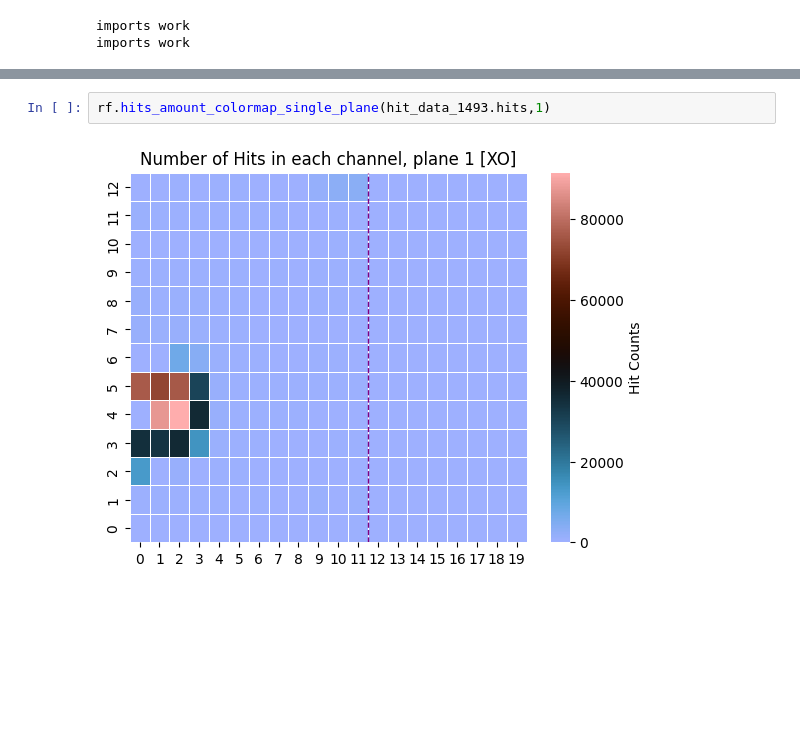
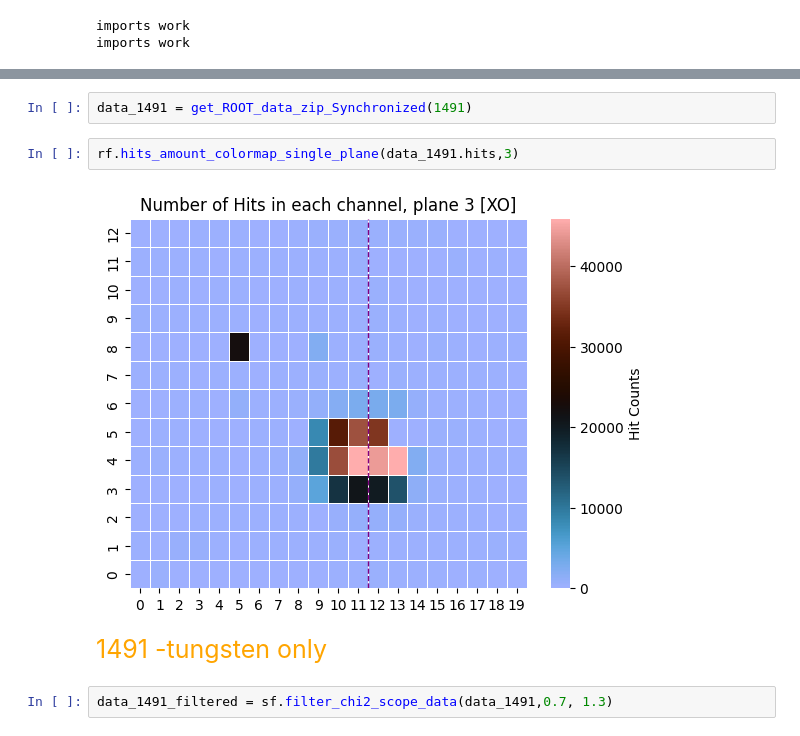
Before and after one commit to Ben-David-Ben/F-Cal-TB-Project, a Jupyter notebook: TB2025_Gap.ipynb, the cells around one changed output, grey strips where cells are left out. Drawn from its saved outputs; the diff is of its cells as text; blank space fills up the shorter version.

```diff
--- a/TB2025_Gap.ipynb
+++ b/TB2025_Gap.ipynb
@@ -22,4 +264,12 @@ hit_data_1493 = sf.get_ROOT_data_zip_Aligned(1493)
+# %%
+data_1491 = get_ROOT_data_zip_Synchronized(1491)
 # %%
-rf.hits_amount_colormap_single_plane(hit_data_1493.hits,1)
+rf.hits_amount_colormap_single_plane(data_1491.hits,3)
 # %% [output]
-[figure, old version]
+[figure, new version]
+# %% [markdown]
+<span style="font-family: Comic Sans MS; font-size:25px; color:orange">
+
+1491 -tungsten only
+# %%
+data_1491_filtered = sf.filter_chi2_scope_data(data_1491,0.7, 1.3)
```
Also changed, not shown: parts of 23 cells of this notebook, 2 other files.
